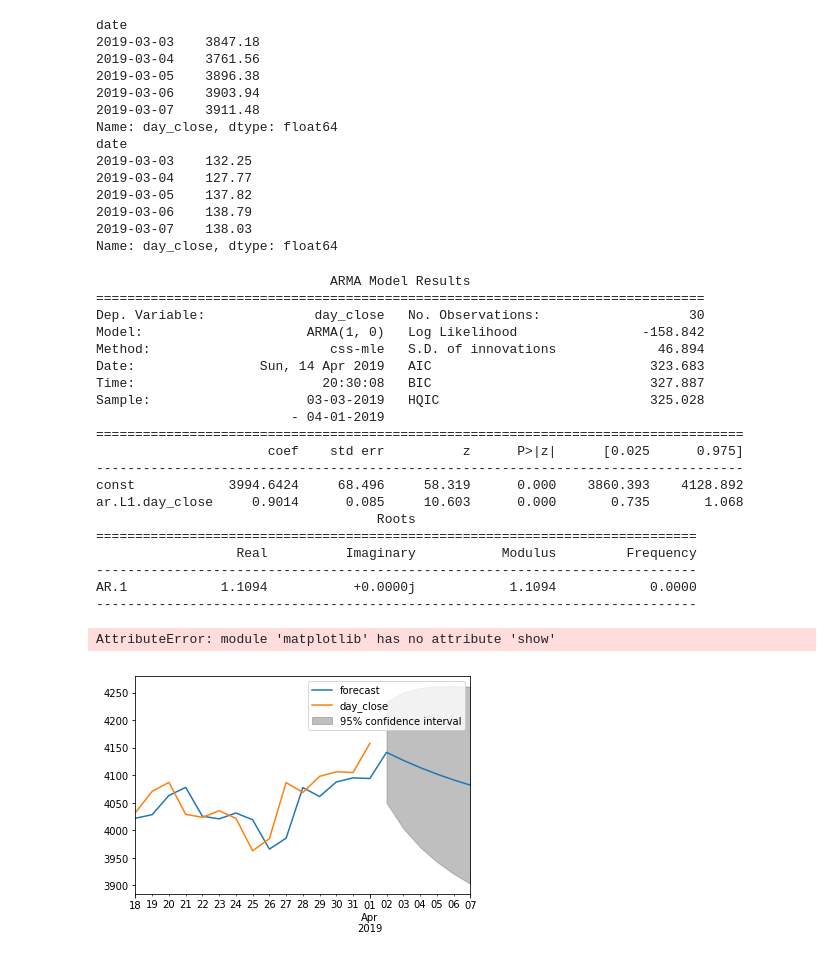
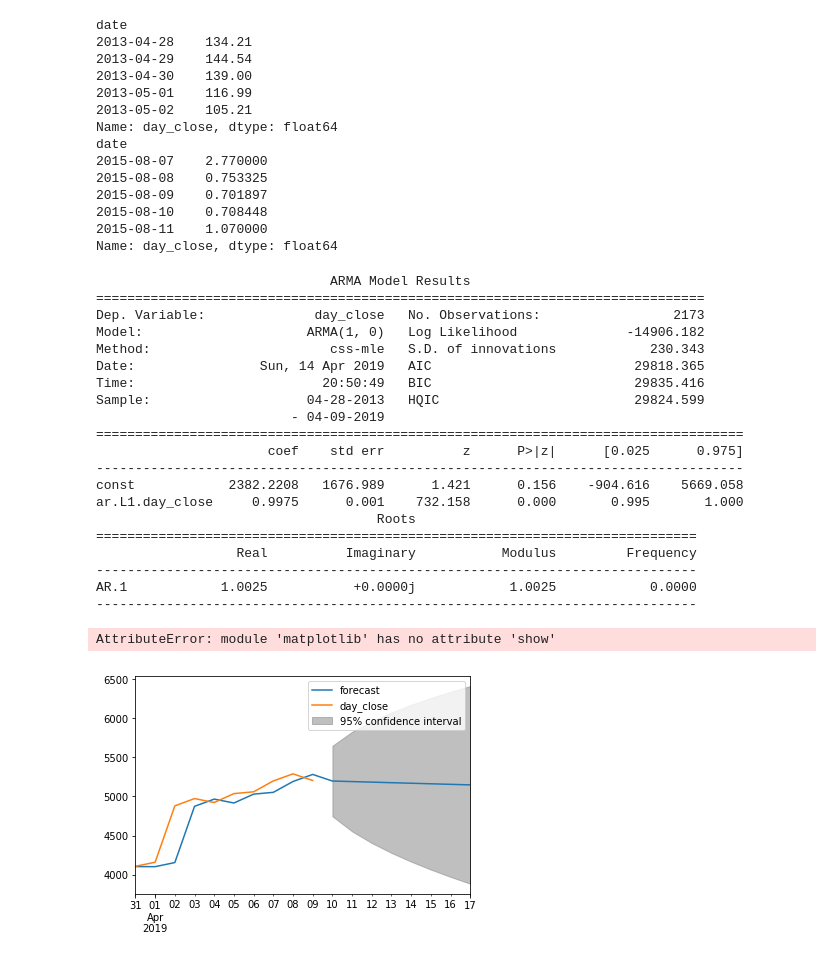
Before and after one commit to alexgoldsmith/coinbot, a Jupyter notebook: crypto_notebook.ipynb, the cells around one changed output. Saved outputs shown, nothing was run; the diff lists cells and outputs as text; code cells hidden in the pictures.

```diff
--- a/crypto_notebook.ipynb
+++ b/crypto_notebook.ipynb
@@ -11,7 +11,7 @@ from statsmodels.tsa.arima_model import ARMA
 %matplotlib inline
 # %%
 #Read data to DataFrame
-df = pd.read_json('D:/Users/Alex/Documents/currencies_old.json')
+df = pd.read_json('currencies.json')
 # %%
 #Let's get a sense of the data
 df.head()
@@ -43,10 +44,10 @@ memory usage: 97.1+ KB
 # %%
 #Clean market rank variable
-#df['market_rank'] = (
-#df['market_rank']
-#    .str.replace('#','')
-#    .astype(int)
-#)
+df['market_rank'] = (
+df['market_rank']
+    .str.replace('#','')
+    .astype(int)
+)
 
 #Clean short name variable
 df['short_name'] = (
@@ -56,11 +57,11 @@ df['short_name']
 )
 
 #Clean day close variable
-#df['day_close'] =  (
-#df['day_close']
-#    .str.replace(',','')
-#    .astype(float)
-#)
+df['day_close'] =  (
+df['day_close']
+    .str.replace(',','')
+    .astype(float)
+)
 #Check results
 df.head()
 # %% [output]
@@ -99,18 +100,18 @@ print(BTC.head())
 print(ETH.head())
 # %% [output]
 date
-2019-03-03    3847.18
-2019-03-04    3761.56
-2019-03-05    3896.38
-2019-03-06    3903.94
-2019-03-07    3911.48
+2013-04-28    134.21
+2013-04-29    144.54
+2013-04-30    139.00
+2013-05-01    116.99
+2013-05-02    105.21
 Name: day_close, dtype: float64
 date
-2019-03-03    132.25
-2019-03-04    127.77
-2019-03-05    137.82
-2019-03-06    138.79
-2019-03-07    138.03
+2015-08-07    2.770000
+2015-08-08    0.753325
+2015-08-09    0.701897
+2015-08-10    0.708448
+2015-08-11    1.070000
 Name: day_close, dtype: float64
 # %%
 #First order autogregression model at day level
@@ -120,32 +121,31 @@ print(BTC_day_results.summary())
 # %% [output]
                               ARMA Model Results
 ==============================================================================
-Dep. Variable:              day_close   No. Observations:                   30
-Model:                     ARMA(1, 0)   Log Likelihood                -158.842
-Method:                       css-mle   S.D. of innovations             46.894
-Date:                Sun, 14 Apr 2019   AIC                            323.683
-Time:                        20:30:08   BIC                            327.887
-Sample:                    03-03-2019   HQIC                           325.028
-                         - 04-01-2019
+Dep. Variable:              day_close   No. Observations:                 2173
+Model:                     ARMA(1, 0)   Log Likelihood              -14906.182
+Method:                       css-mle   S.D. of innovations            230.343
+Date:                Sun, 14 Apr 2019   AIC                          29818.365
+Time:                        20:50:49   BIC                          29835.416
+Sample:                    04-28-2013   HQIC                         29824.599
+                         - 04-09-2019
 ===================================================================================
                       coef    std err          z      P>|z|      [0.025      0.975]
 -----------------------------------------------------------------------------------
-const            3994.6424     68.496     58.319      0.000    3860.393    4128.892
-ar.L1.day_close     0.9014      0.085     10.603      0.000       0.735       1.068
+const            2382.2208   1676.989      1.421      0.156    -904.616    5669.058
+ar.L1.day_close     0.9975      0.001    732.158      0.000       0.995       1.000
                                     Roots
 =============================================================================
                   Real          Imaginary           Modulus         Frequency
 -----------------------------------------------------------------------------
-AR.1            1.1094           +0.0000j            1.1094            0.0000
+AR.1            1.0025           +0.0000j            1.0025            0.0000
 -----------------------------------------------------------------------------
 # %%
 #Forcast Bitcoin at day level
-len(BTC)
-BTC_day_results.plot_predict(start = 15, end = 35)
+BTC_day_results.plot_predict(start = 2163, end = 2180)
 plt.show()
 # %% [output]
 AttributeError: module 'matplotlib' has no attribute 'show'
-[figure, old version]
+[figure, new version]
 # %%
 #Autoregress Bitcoin at week level
 # %%
```
Also changed, not shown: parts of 4 cells of this notebook, 1 other file.
